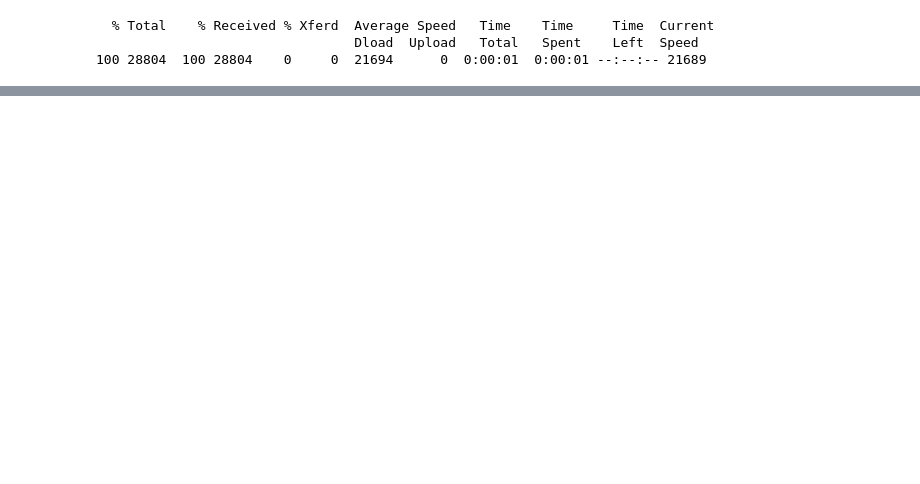
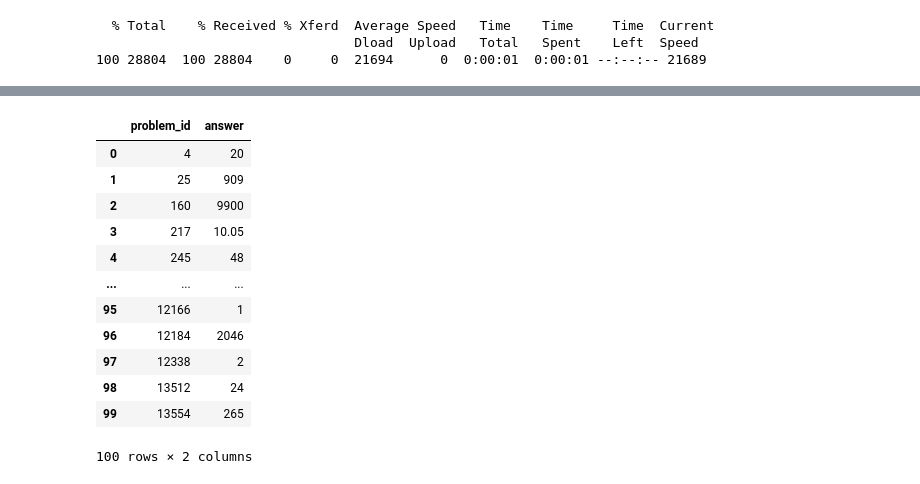
Before and after one commit to dkulemin/llm-zoomcamp-2024-competition, a Jupyter notebook: notebooks/test_ollama.ipynb, the cells around one changed output, grey strips where cells are left out. Saved outputs shown, nothing was run; the diff lists cells and outputs as text; code cells hidden in the pictures; blank space fills up the shorter version.

```diff
--- a/notebooks/test_ollama.ipynb
+++ b/notebooks/test_ollama.ipynb
@@ -50,0 +87,8 @@ test_df = pd.read_csv('../data/test.csv')
+# %%
+def llm(prompt, client, model=MODEL):
+    response = client.chat.completions.create(
+        model=model,
+        messages=[{"role": "user", "content": prompt}]
+    )
+
+    return response.choices[0].message.content
@@ -50,0 +122,10 @@ test_df = pd.read_csv('../data/test.csv')
+# %%
+def extract_numerical_answer(text):
+    # Look for patterns like "Final answer: X" or "The answer is X" at the end of the text
+    match = re.search(r'(?:final answer|the answer is)[:\s]*([+-]?\d*\.?\d+)', text, re.IGNORECASE)
+    if match:
+        return float(match.group(1))
+    else:
+        # If no clear final answer, look for the last number in the text
+        numbers = re.findall(r'[+-]?\d*\.?\d+', text)
+        return float(numbers[-1]) if numbers else 1.0
@@ -50,0 +301,2 @@ test_df = pd.read_csv('../data/test.csv')
+# %%
+mathstral_model = 'mathstral'
@@ -50,0 +484,36 @@ test_df = pd.read_csv('../data/test.csv')
+# %%
+mathstral_preds = (
+    test_df
+    .groupby('problem_id')
+    .progress_apply(
+        lambda x: [
+            f'{answer:.0f}' if answer == int(answer) else str(answer)
+            for answer in [
+                extract_numerical_answer(
+                    llm(
+                        x['problem_text'].item(),
+                        client=client,
+                        model=mathstral_model
+                    ).strip()
+                )
+            ]
+        ][0]
+    )
+    .reset_index(name='answer')
+)
+# %%
+mathstral_preds
+# %% [output]
+|  | problem_id | answer |
+| 0 | 4 | 20 |
+| 1 | 25 | 909 |
+| 2 | 160 | 9900 |
+| 3 | 217 | 10.05 |
+| 4 | 245 | 48 |
+| ... | ... | ... |
+| 95 | 12166 | 1 |
+| 96 | 12184 | 2046 |
+| 97 | 12338 | 2 |
+| 98 | 13512 | 24 |
+| 99 | 13554 | 265 |
+100 rows × 2 columns
```
Also changed, not shown: parts of 47 cells of this notebook.
